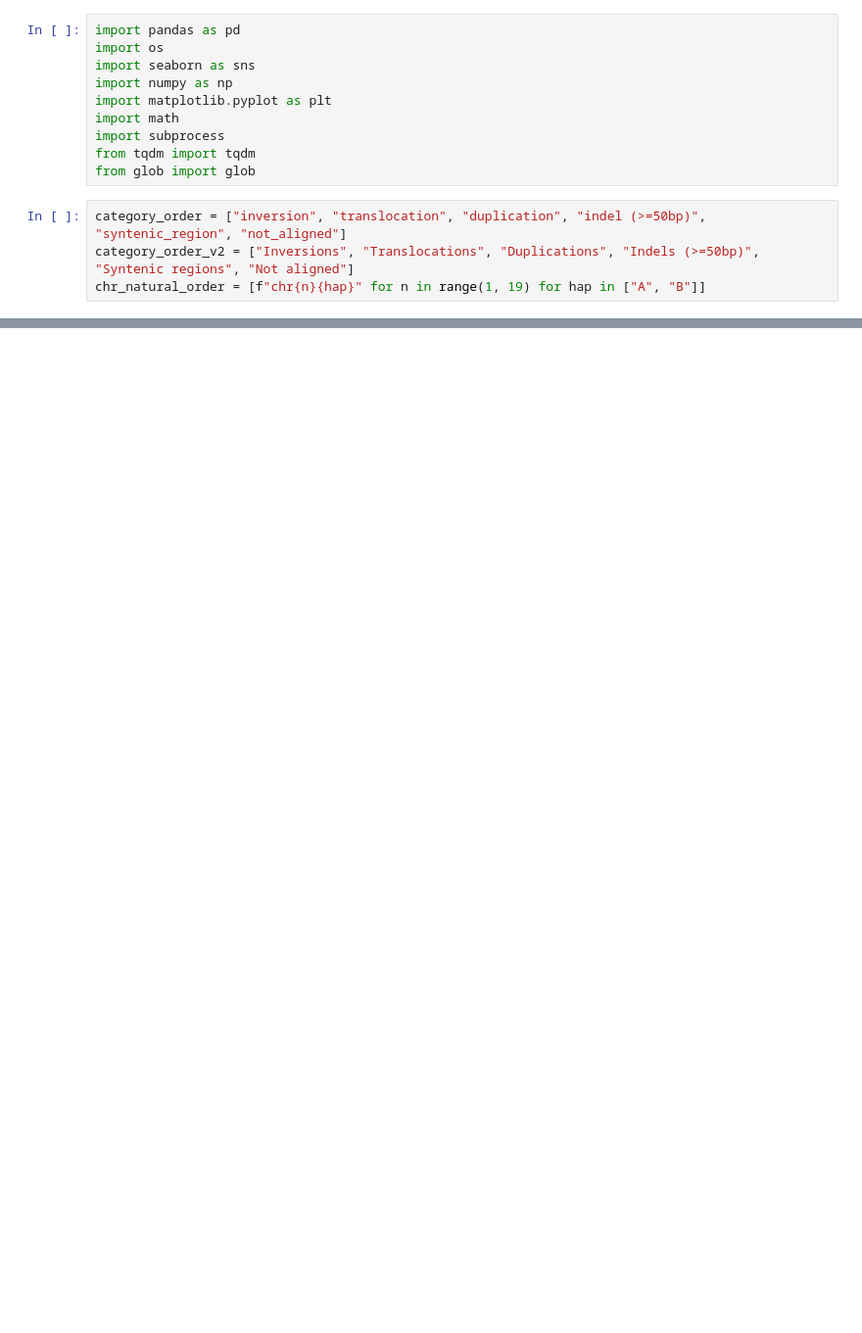
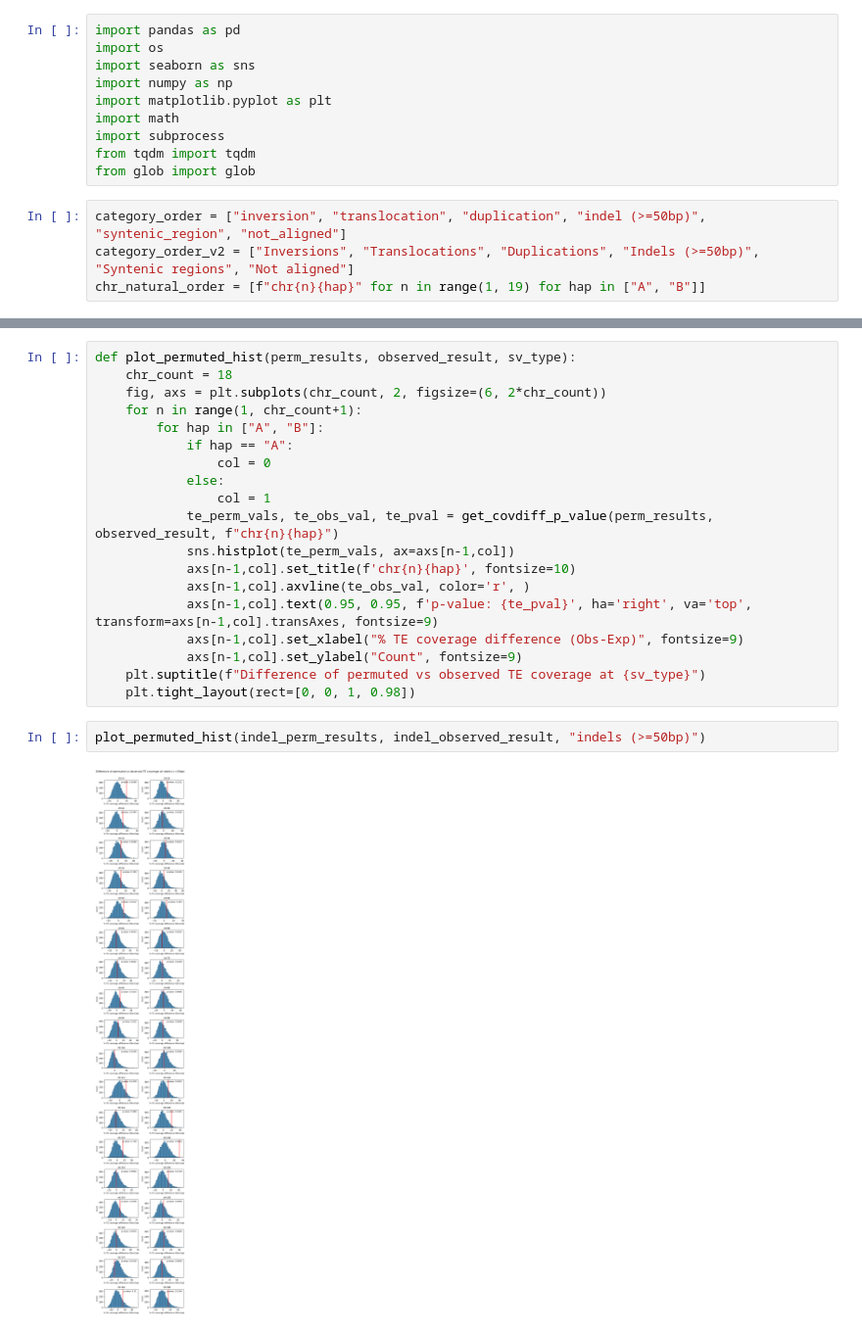
Before and after one commit to ritatam/Pst104EGenomeAnalysis, a Jupyter notebook: SV/feature_enrichment_in_SVs.ipynb, the cells around one changed output, grey strips where cells are left out. Shown at 98% size. Saved outputs shown, nothing was run; the diff lists cells and outputs as text; blank space fills up the shorter version.

```diff
--- a/SV/feature_enrichment_in_SVs.ipynb
+++ b/SV/feature_enrichment_in_SVs.ipynb
@@ -73,0 +282,23 @@ Text(0.5, 0, '')
+# %%
+def plot_permuted_hist(perm_results, observed_result, sv_type):
+    chr_count = 18
+    fig, axs = plt.subplots(chr_count, 2, figsize=(6, 2*chr_count))
+    for n in range(1, chr_count+1):
+        for hap in ["A", "B"]:
+            if hap == "A":
+                col = 0
+            else:
+                col = 1
+            te_perm_vals, te_obs_val, te_pval = get_covdiff_p_value(perm_results, observed_result, f"chr{n}{hap}")
+            sns.histplot(te_perm_vals, ax=axs[n-1,col])
+            axs[n-1,col].set_title(f'chr{n}{hap}', fontsize=10)
+            axs[n-1,col].axvline(te_obs_val, color='r', )
+            axs[n-1,col].text(0.95, 0.95, f'p-value: {te_pval}', ha='right', va='top', transform=axs[n-1,col].transAxes, fontsize=9)
+            axs[n-1,col].set_xlabel("% TE coverage difference (Obs-Exp)", fontsize=9)
+            axs[n-1,col].set_ylabel("Count", fontsize=9)
+    plt.suptitle(f"Difference of permuted vs observed TE coverage at {sv_type}")
+    plt.tight_layout(rect=[0, 0, 1, 0.98])
+# %%
+plot_permuted_hist(indel_perm_results, indel_observed_result, "indels (>=50bp)")
+# %% [output]
+[figure, added]
```
Also changed, not shown: parts of 29 cells of this notebook.
